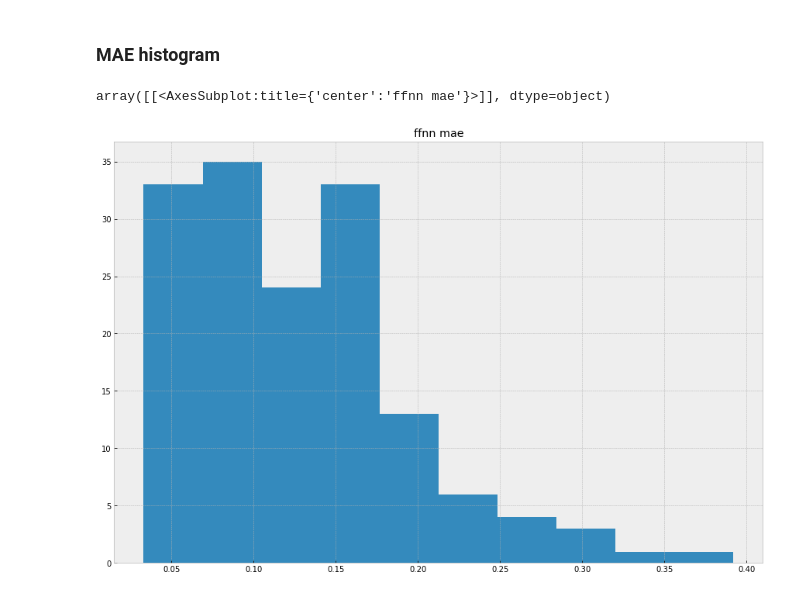
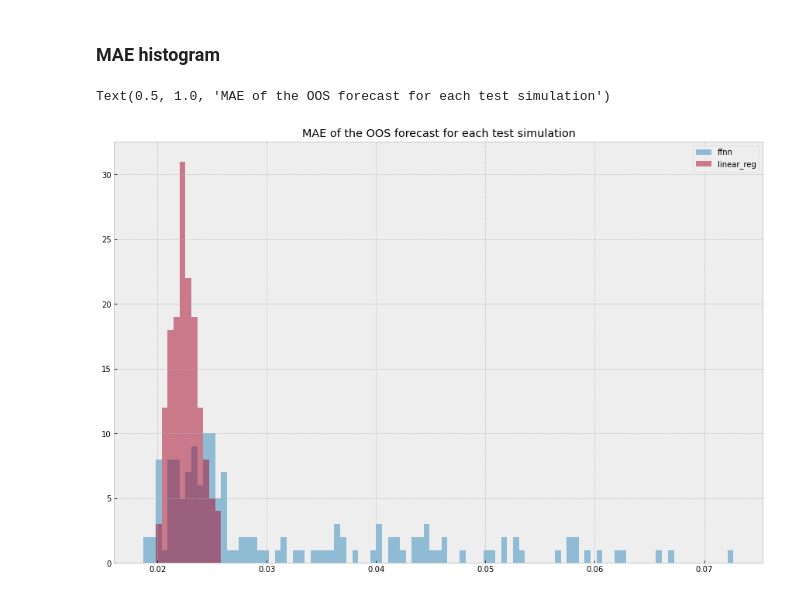
Before and after one commit to dcuoliveira/NN-VAR-Cov-Pred, a Jupyter notebook: src/results_report.ipynb, the cells around one changed output. Saved outputs shown, nothing was run; the diff lists cells and outputs as text; code cells hidden in the pictures.

Commit message:
add new graphs to report

```diff
--- a/src/results_report.ipynb
+++ b/src/results_report.ipynb
@@ -31,6 +32,23 @@ for model_tag in tqdm(MODEL_TAGS,
 
             all_data.append(data)
 all_data_df = pd.concat(all_data, axis=0)
+# %%
+ffnn_achitectures = []
+for model_tag in tqdm(MODEL_TAGS,
+                      desc="Append all model results"):
+
+    DGPS = os.listdir(os.path.join(OUTPUTS_PATH, model_tag))
+    for dgp_name in DGPS:
+        for ds in DATASET_NAMES:
+
+             ffnn_tmp = pyutils.save_pkl(data=model_search.best_params_,
+                                         path=os.path.join(outputs_path, model_tag, dir_name, d_name + "_model.pickle"))
+            data["model"] = model_tag
+            data["dgp"] = dgp_name
+            data["dataset"] = ds
+
+            all_data.append(data)
+all_data_df = pd.concat(all_data, axis=0)
 # %%
 all_data_df.tail()
 # %% [output]
@@ -85,7 +104,17 @@ array([[<AxesSubplot:title={'center':'linear_reg mse'}>]], dtype=object)
 # %%
 ffnn_hist_mae = mae_group_df.loc[mae_group_df["model"]=="ffnn"][["mae"]]
 ffnn_hist_mae.rename(columns={"mae": "ffnn mae"}, inplace=True)
-ffnn_hist_mae.hist()
+
+linear_reg_hist_mae = mae_group_df.loc[mae_group_df["model"]=="linear_reg"][["mae"]]
+linear_reg_hist_mae.rename(columns={"mae": "linear_reg mae"}, inplace=True)
+
+hist_mae_df = pd.concat([ffnn_hist_mae.reset_index(drop=True), linear_reg_hist_mae.reset_index(drop=True)], axis=1)
+
+bins = np.linspace(hist_mae_df.min().min(), hist_mae_df.max().max(), 100)
+plt.hist(hist_mae_df[hist_mae_df.columns[0]], bins, alpha=0.5, label='ffnn')
+plt.hist(hist_mae_df[hist_mae_df.columns[1]], bins, alpha=0.5, label='linear_reg')
+plt.legend(loc='upper right')
+plt.title("MAE of the OOS forecast for each test simulation")
 # %% [output]
-array([[<AxesSubplot:title={'center':'ffnn mae'}>]], dtype=object)
+Text(0.5, 1.0, 'MAE of the OOS forecast for each test simulation')
-[figure, old version]
+[figure, new version]
```
Also changed, not shown: parts of 6 cells of this notebook.
